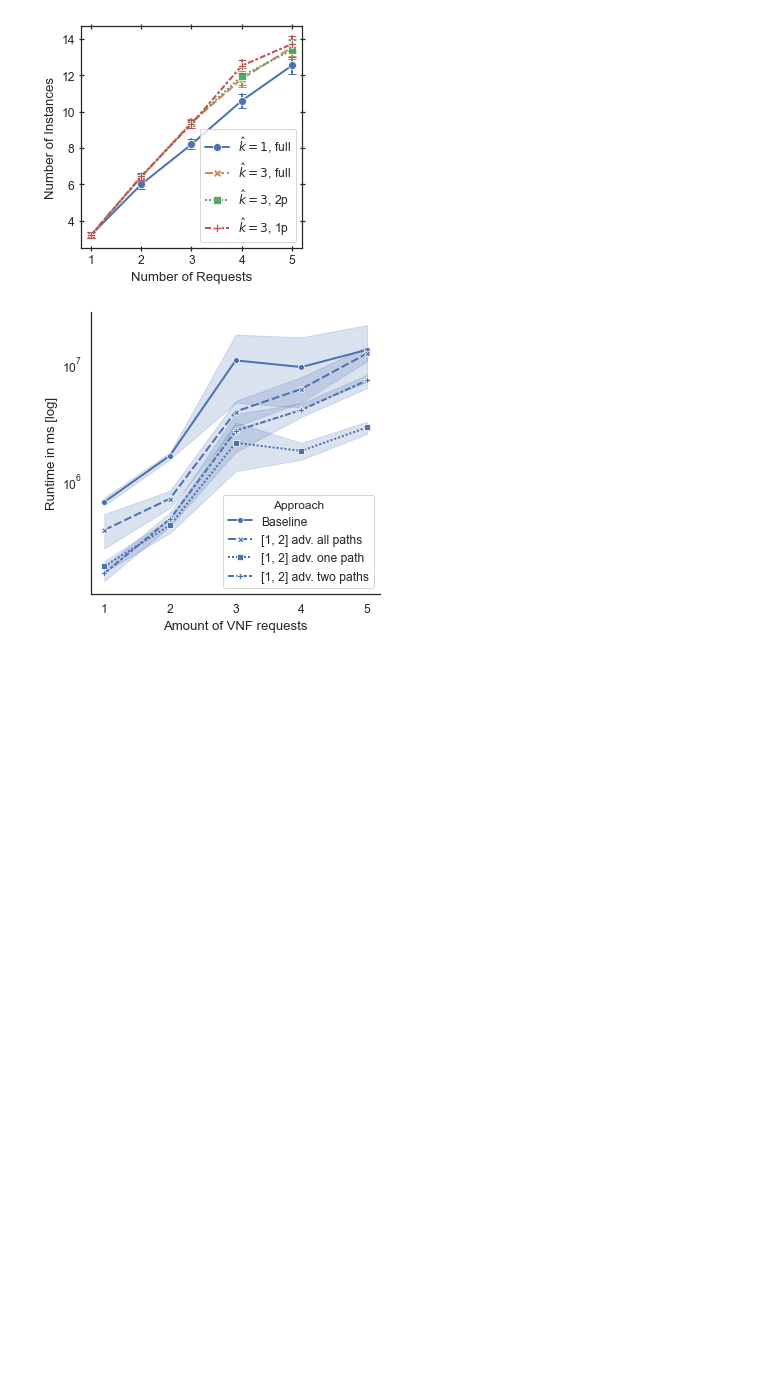
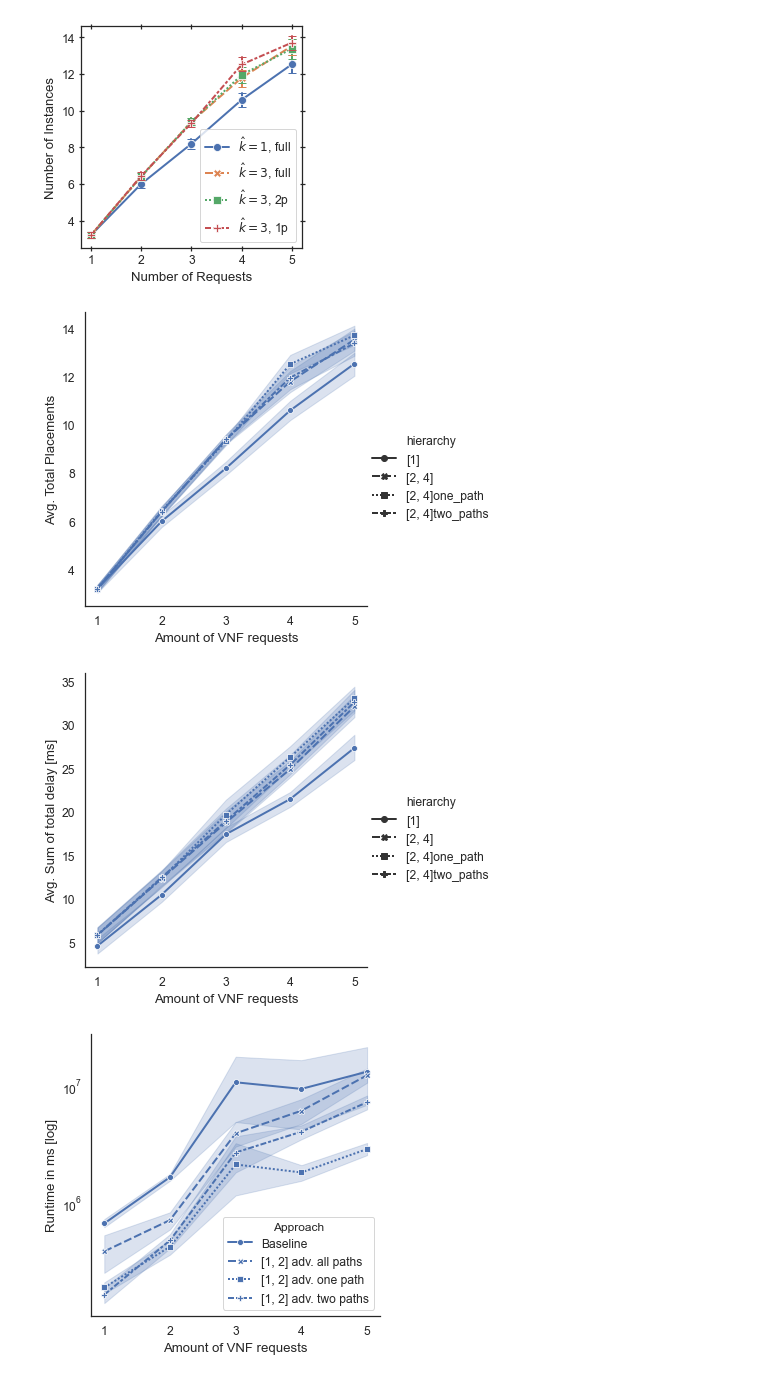
Before and after one commit to CN-UPB/hierarchical-coordination, a Jupyter notebook: eval/research_q_3.ipynb, the cells around one changed output. Drawn from its saved outputs; the diff is of its cells as text; code cells hidden in the pictures; blank space fills up the shorter version.

```diff
--- a/eval/research_q_3.ipynb
+++ b/eval/research_q_3.ipynb
@@ -176,6 +177,43 @@ plot_vnfs(sub_df_wo_inf)
 ['[1]', '[2, 4]', '[2, 4]two_paths', '[2, 4]one_path']
 Categories (4, object): ['[1]', '[2, 4]', '[2, 4]two_paths', '[2, 4]one_path']
 [figure]
+# %%
+# mirko's code: same plot but different calculation & style
+distances = pd.DataFrame(columns=["hierarchy", "gurobi_seed", "vnf_requests_id","requests_count", "amount_placements", "total_delay"])
+needed_runs = set()
+
+for (i, gurobi_seed, hierarchy_id, hierarchy, hierarchy_paths, graph_path, vnf_requests_id, ingr_egr, requests_count, vnf_requests_path, placements, runtime, avg_total_delay,avg_e2e_delay,sum_total_delay,sum_e2e_delay, method) in full_df_wo_inf.itertuples():
+   # print("hierarchy: {}, gurobi_seed:{}, vnf_requests_id:{}, placements:{}, s_total_delay:{}".format(hierarchy, gurobi_seed, vnf_requests_id,placements, sum_total_delay))
+    # now placement distance ->
+#     if hierarchy == '[1]' or '[2]' in hierarchy:
+    if '[2]' in hierarchy:
+        # no loss for baseline
+        continue
+
+    if placements == "INFEASIBLE":
+        continue
+
+    distance = placements
+    tot_delay_distance = sum_total_delay
+    distances = distances.append({'hierarchy': hierarchy, 'gurobi_seed':gurobi_seed, 'vnf_requests_id':vnf_requests_id, 'amount_placements':float(distance),
+                                  'total_delay':float(tot_delay_distance), 'requests_count':requests_count}, ignore_index=True)
+
+distances = distances.sort_values(by='hierarchy')
+sns_plot = sns.relplot(data=distances, x="requests_count",markers=True, y="amount_placements", style="hierarchy", kind="line", legend='full')
+sns_plot.set(xlabel='Amount of VNF requests', ylabel='Avg. Total Placements')
+# plt.legend(title='Approach', loc='upper left', labels=['[1, 2, 4] adv. all paths', '[1, 2, 4] adv. one path' , '[1, 2, 4] adv. two paths'])
+# sns_plot.savefig("placements.pdf")
+
+
+sns_plot = sns.relplot(data=distances, x="requests_count",markers=True, y="total_delay", style="hierarchy", kind="line", legend='full')
+sns_plot.set(xlabel='Amount of VNF requests', ylabel='Avg. Sum of total delay [ms]')
+# plt.legend(title='Approach', loc='upper left', labels=['[1, 2, 4] adv. all paths', '[1, 2, 4] adv. one path' , '[1, 2, 4] adv. two paths'])
+plt.xticks(np.arange(1,6,1))
+ax1= sns_plot.axes[0][0]
+# sns_plot.savefig("delay.pdf")
+# %% [output]
+[figure, added]
+[figure, added]
 # %%
 ## runtime plots
 
```
Also changed, not shown: parts of 6 cells of this notebook, 13 other files.
